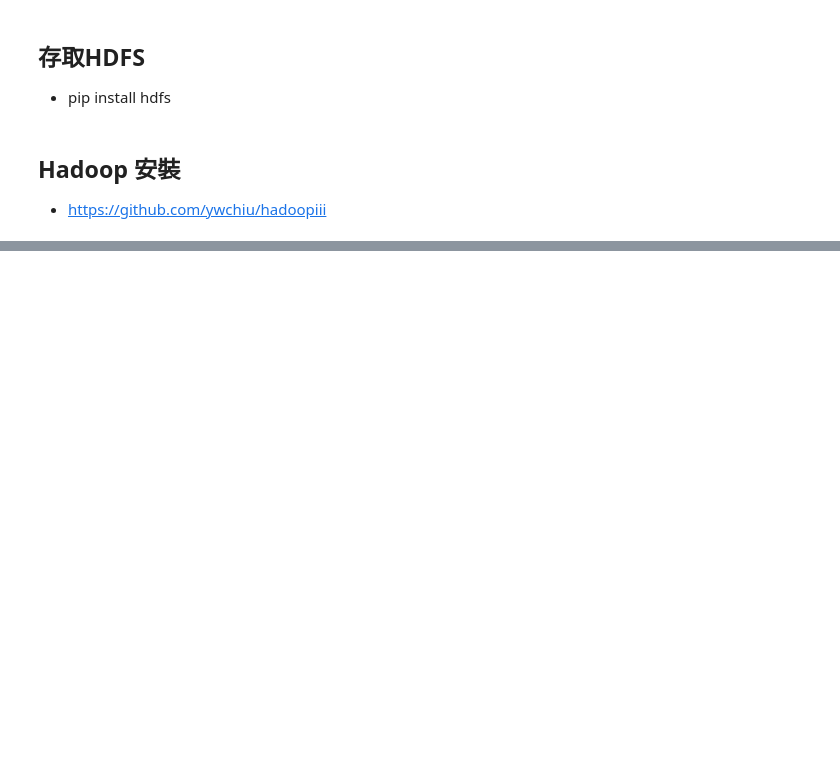
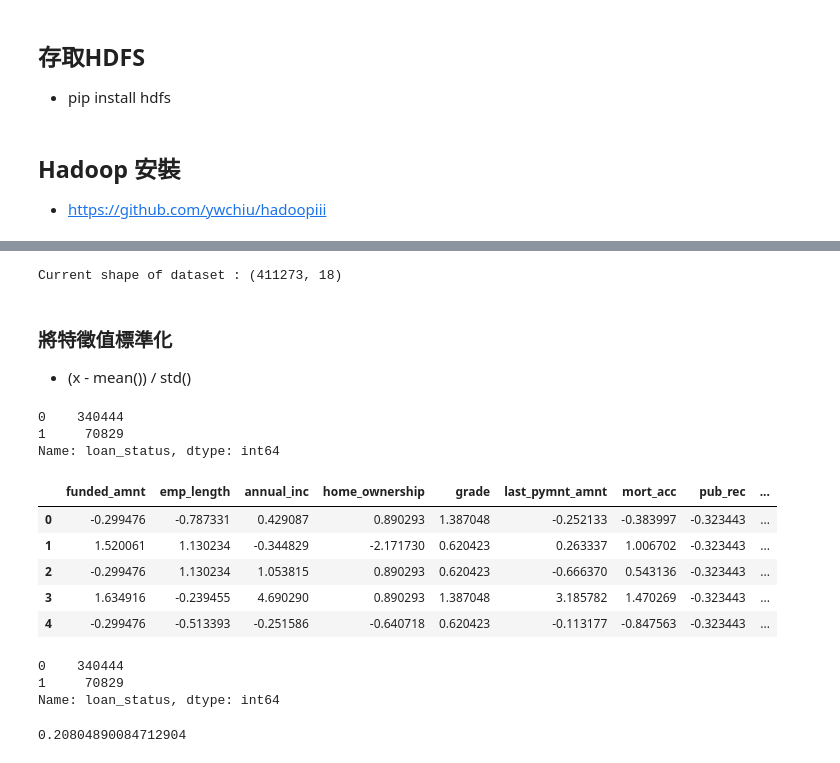
Before and after one commit to ywchiu/transglobepy, a Jupyter notebook: Demo20190621.ipynb, the cells around one changed output, grey strips where cells are left out. Drawn from its saved outputs; the diff is of its cells as text; code cells hidden in the pictures; blank space fills up the shorter version.

```diff
--- a/Demo20190621.ipynb
+++ b/Demo20190621.ipynb
@@ -498,0 +727,39 @@ print(_df)
+# %%
+# 填補遺失值
+Final_data.fillna(Final_data.mean(),inplace = True)
+print("Current shape of dataset :",Final_data.shape)
+# %% [output]
+Current shape of dataset : (411273, 18)
+# %% [markdown]
+### 將特徵值標準化
+- (x - mean()) / std()
+# %%
+from sklearn import preprocessing,metrics
+scl = preprocessing.StandardScaler()
+fields = Final_data.columns.values[:-1]
+data_clean = pd.DataFrame(scl.fit_transform(Final_data[fields]), columns = fields)
+data_clean['loan_status'] = Final_data['loan_status']
+data_clean['loan_status'].value_counts()
+# %% [output]
+0    340444
+1     70829
+Name: loan_status, dtype: int64
+# %%
+data_clean.head()
+# %% [output]
+|  | funded_amnt | emp_length | annual_inc | home_ownership | grade | last_pymnt_amnt | mort_acc | pub_rec | ... |
+| 0 | -0.299476 | -0.787331 | 0.429087 | 0.890293 | 1.387048 | -0.252133 | -0.383997 | -0.323443 | ... |
+| 1 | 1.520061 | 1.130234 | -0.344829 | -2.171730 | 0.620423 | 0.263337 | 1.006702 | -0.323443 | ... |
+| 2 | -0.299476 | 1.130234 | 1.053815 | 0.890293 | 0.620423 | -0.666370 | 0.543136 | -0.323443 | ... |
+| 3 | 1.634916 | -0.239455 | 4.690290 | 0.890293 | 1.387048 | 3.185782 | 1.470269 | -0.323443 | ... |
+| 4 | -0.299476 | -0.513393 | -0.251586 | -0.640718 | 0.620423 | -0.113177 | -0.847563 | -0.323443 | ... |
+# %%
+data_clean['loan_status'].value_counts()
+# %% [output]
+0    340444
+1     70829
+Name: loan_status, dtype: int64
+# %%
+70829 / 340444
+# %% [output]
+0.20804890084712904
```
Also changed, not shown: parts of 55 cells of this notebook.
